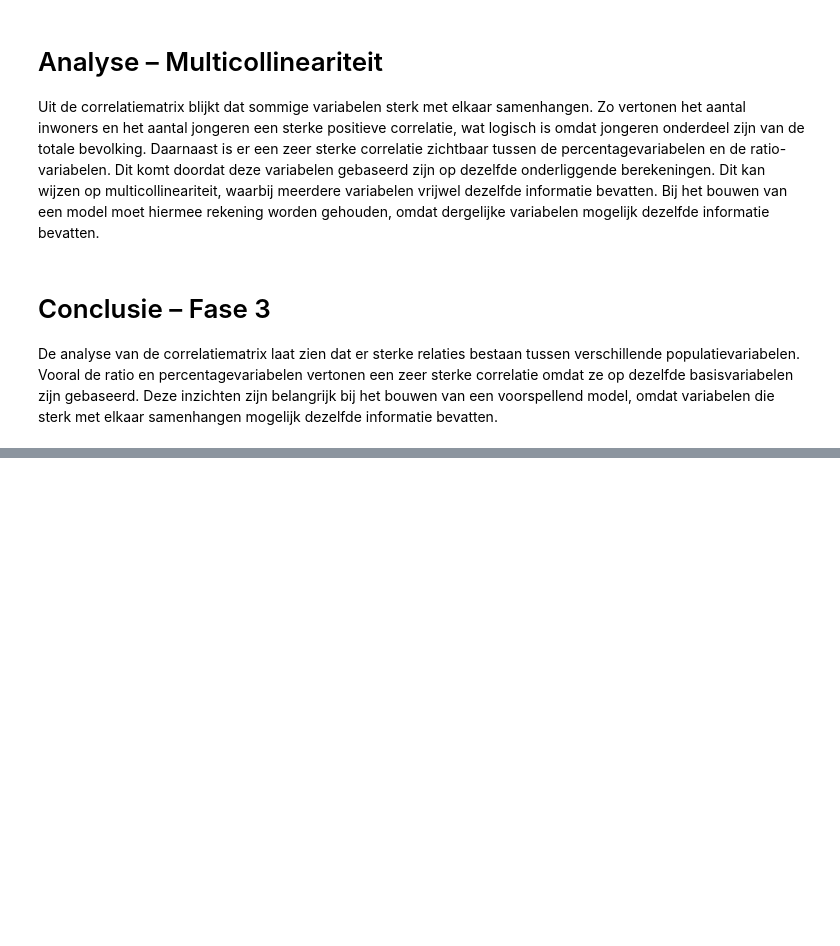
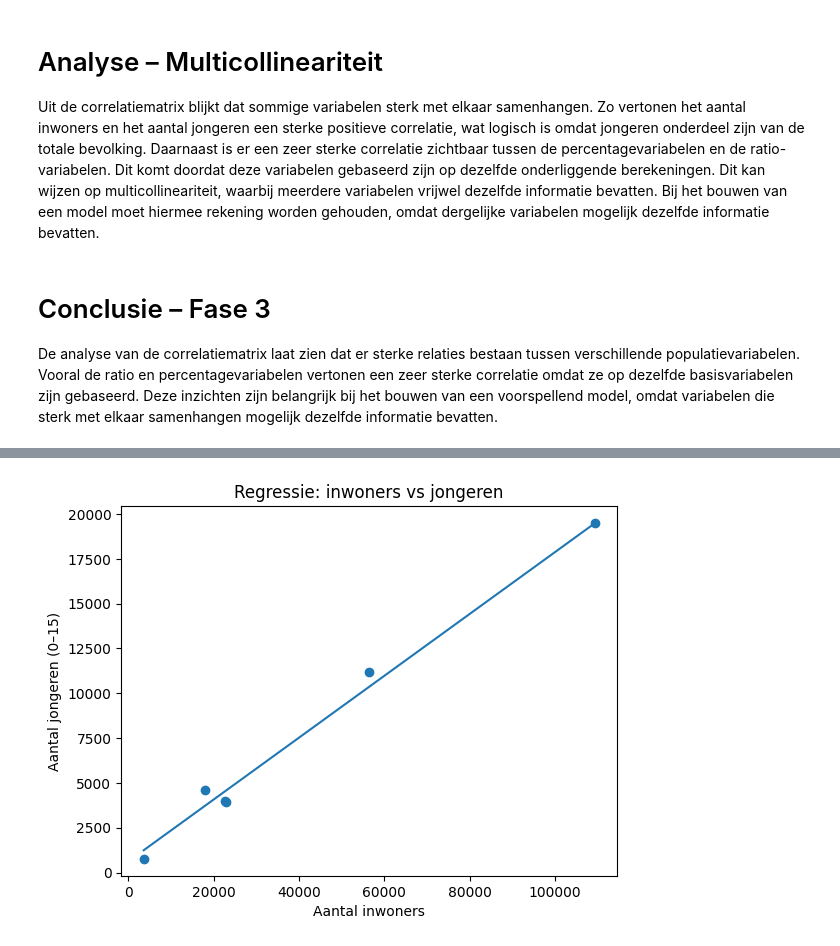
Before and after one commit to Ismael-991/almere-jeugd-voorspelling, a Jupyter notebook: notebooks/individual/Mohammed_notebook.ipynb, the cells around one changed output, grey strips where cells are left out. Cells and saved outputs as stored; diff of their text form; code cells hidden in the pictures; blank space fills up the shorter version.

Commit message:
fase 4, ook een v11.2 gemaakt aangezien v11 twee keer kolom (jaar) had

```diff
--- a/notebooks/individual/Mohammed_notebook.ipynb
+++ b/notebooks/individual/Mohammed_notebook.ipynb
@@ -299,0 +315,3 @@ De analyse van de correlatiematrix laat zien dat er sterke relaties bestaan tuss
+# %%
+df = pd.read_csv("../../data/processed/df_v12_model_ready.csv")
+df.head()
@@ -299,0 +332,24 @@ De analyse van de correlatiematrix laat zien dat er sterke relaties bestaan tuss
+# %%
+df_model = df[["AantalInwoners_5", "k_0Tot15Jaar_8"]].dropna()
+
+X = df_model[["AantalInwoners_5"]]
+y = df_model["k_0Tot15Jaar_8"]
+
+from sklearn.model_selection import train_test_split
+
+X_train, X_test, y_train, y_test = train_test_split(
+    X, y, test_size=0.3, random_state=42
+)
+
+from sklearn.linear_model import LinearRegression
+
+model = LinearRegression()
+model.fit(X_train, y_train)
+
+y_pred = model.predict(X_test)
+
+from sklearn.metrics import r2_score
+
+r2 = r2_score(y_test, y_pred)
+
+print("R²:", r2)
@@ -299,0 +369,18 @@ De analyse van de correlatiematrix laat zien dat er sterke relaties bestaan tuss
+# %%
+import matplotlib.pyplot as plt
+import numpy as np
+
+plt.scatter(X_test, y_test)
+
+x_line = np.linspace(X_test.min(), X_test.max(), 100)
+y_line = model.predict(x_line)
+
+plt.plot(x_line, y_line)
+
+plt.xlabel("Aantal inwoners")
+plt.ylabel("Aantal jongeren (0–15)")
+plt.title("Regressie: inwoners vs jongeren")
+
+plt.show()
+# %% [output]
+[figure, added]
```
Also changed, not shown: parts of 9 cells of this notebook, 1 other file.
